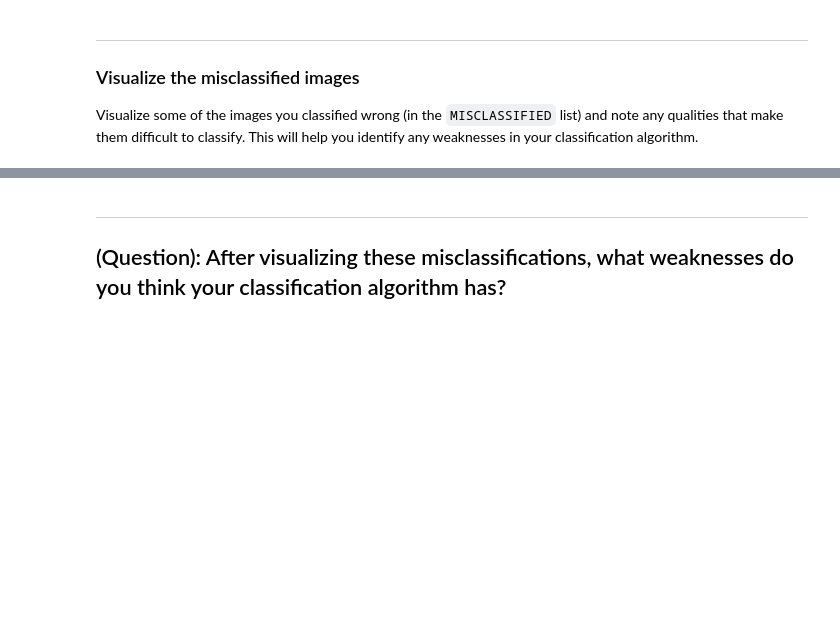
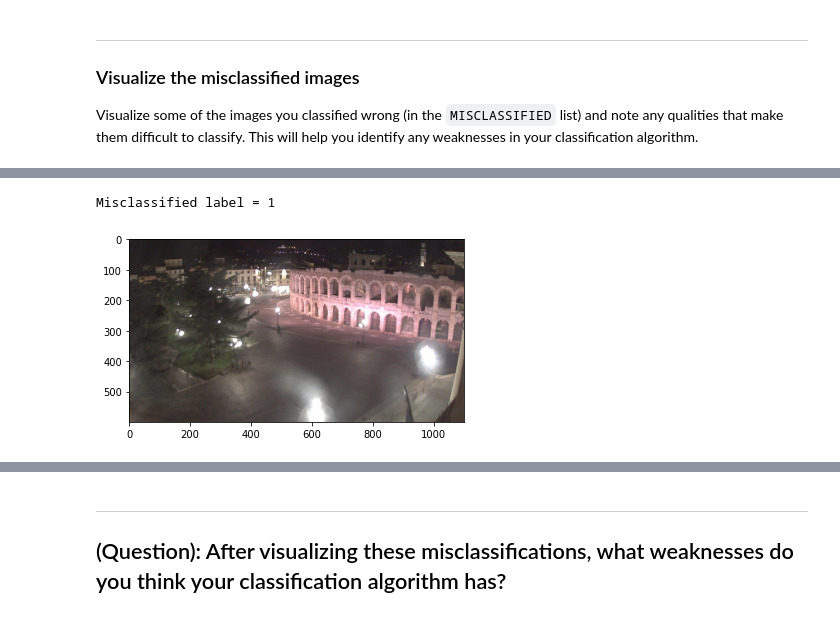
Before and after one commit to ken-power/CVND-ComputerVisionExercises, a Jupyter notebook: 1_1_Image_Representation/6_5. Accuracy and Misclassification.ipynb, the cells around one changed output, grey strips where cells are left out. Cells and saved outputs as stored; diff of their text form; code cells hidden in the pictures; blank space fills up the shorter version.

```diff
--- a/1_1_Image_Representation/6_5. Accuracy and Misclassification.ipynb
+++ b/1_1_Image_Representation/6_5. Accuracy and Misclassification.ipynb
@@ -223,0 +227,5 @@ print(str(MISCLASSIFIED[num][1]))
+# %%
+show_misclassifications(1)
+# %% [output]
+Misclassified label = 1
+[figure, added]
```
Also changed, not shown: parts of 8 cells of this notebook.
